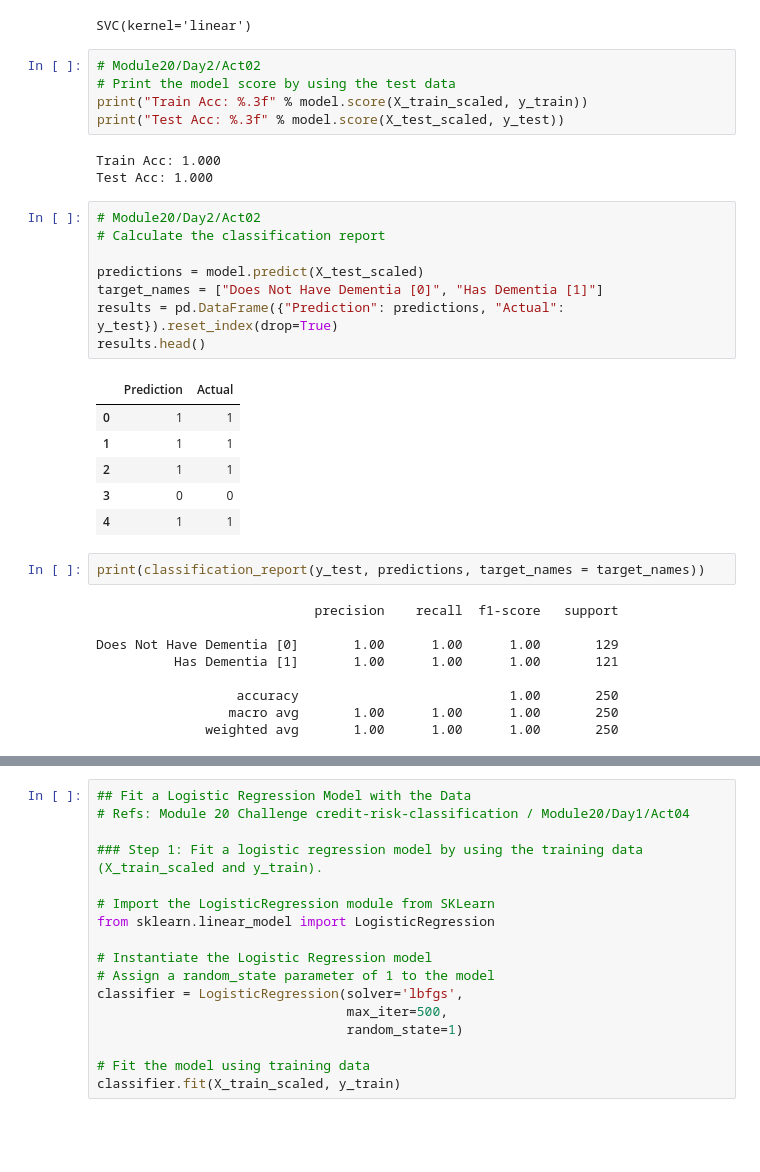
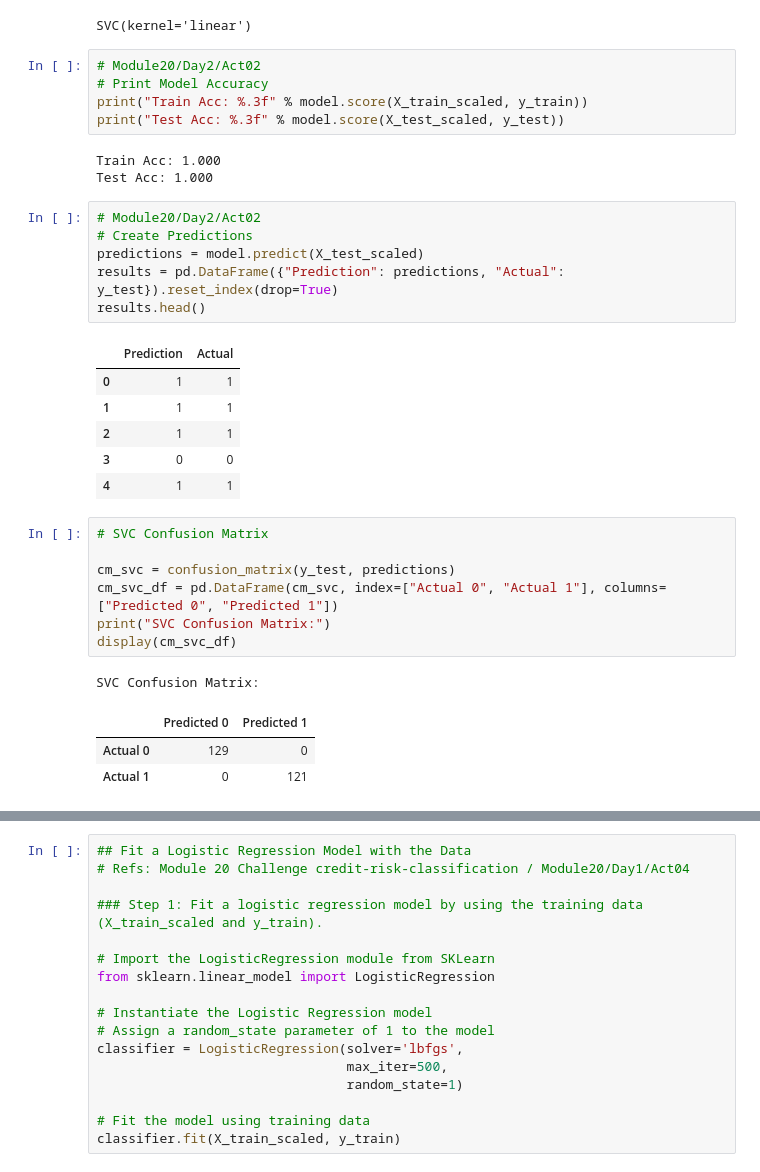
Before and after one commit to SarahSchilling618/project-4, a Jupyter notebook: Continuationv3_VariousModels.ipynb, the cells around one changed output, grey strips where cells are left out. Cells and saved outputs as stored; diff of their text form; blank space fills up the shorter version.

```diff
--- a/Continuationv3_VariousModels.ipynb
+++ b/Continuationv3_VariousModels.ipynb
@@ -146,7 +157,7 @@ model.fit(X_train_scaled, y_train)
 SVC(kernel='linear')
 # %%
 # Module20/Day2/Act02
-# Print the model score by using the test data
+# Print Model Accuracy
 print("Train Acc: %.3f" % model.score(X_train_scaled, y_train))
 print("Test Acc: %.3f" % model.score(X_test_scaled, y_test))
 # %% [output]
@@ -154,10 +165,8 @@ Train Acc: 1.000
 Test Acc: 1.000
 # %%
 # Module20/Day2/Act02
-# Calculate the classification report
-
+# Create Predictions
 predictions = model.predict(X_test_scaled)
-target_names = ["Does Not Have Dementia [0]", "Has Dementia [1]"]
 results = pd.DataFrame({"Prediction": predictions, "Actual": y_test}).reset_index(drop=True)
 results.head()
 # %% [output]
@@ -167,14 +176,15 @@ results.head()
 | 2 | 1 | 1 |
 | 3 | 0 | 0 |
 | 4 | 1 | 1 |
-# %%
-print(classification_report(y_test, predictions, target_names = target_names))
-# %% [output]
-                            precision    recall  f1-score   support
-
-Does Not Have Dementia [0]       1.00      1.00      1.00       129
-          Has Dementia [1]       1.00      1.00      1.00       121
-
-                  accuracy                           1.00       250
-                 macro avg       1.00      1.00      1.00       250
-              weighted avg       1.00      1.00      1.00       250
+# %%
+# SVC Confusion Matrix
+
+cm_svc = confusion_matrix(y_test, predictions)
+cm_svc_df = pd.DataFrame(cm_svc, index=["Actual 0", "Actual 1"], columns=["Predicted 0", "Predicted 1"])
+print("SVC Confusion Matrix:")
+display(cm_svc_df)
+# %% [output]
+SVC Confusion Matrix:
+|  | Predicted 0 | Predicted 1 |
+| Actual 0 | 129 | 0 |
+| Actual 1 | 0 | 121 |
```
Also changed, not shown: parts of 9 cells of this notebook.
